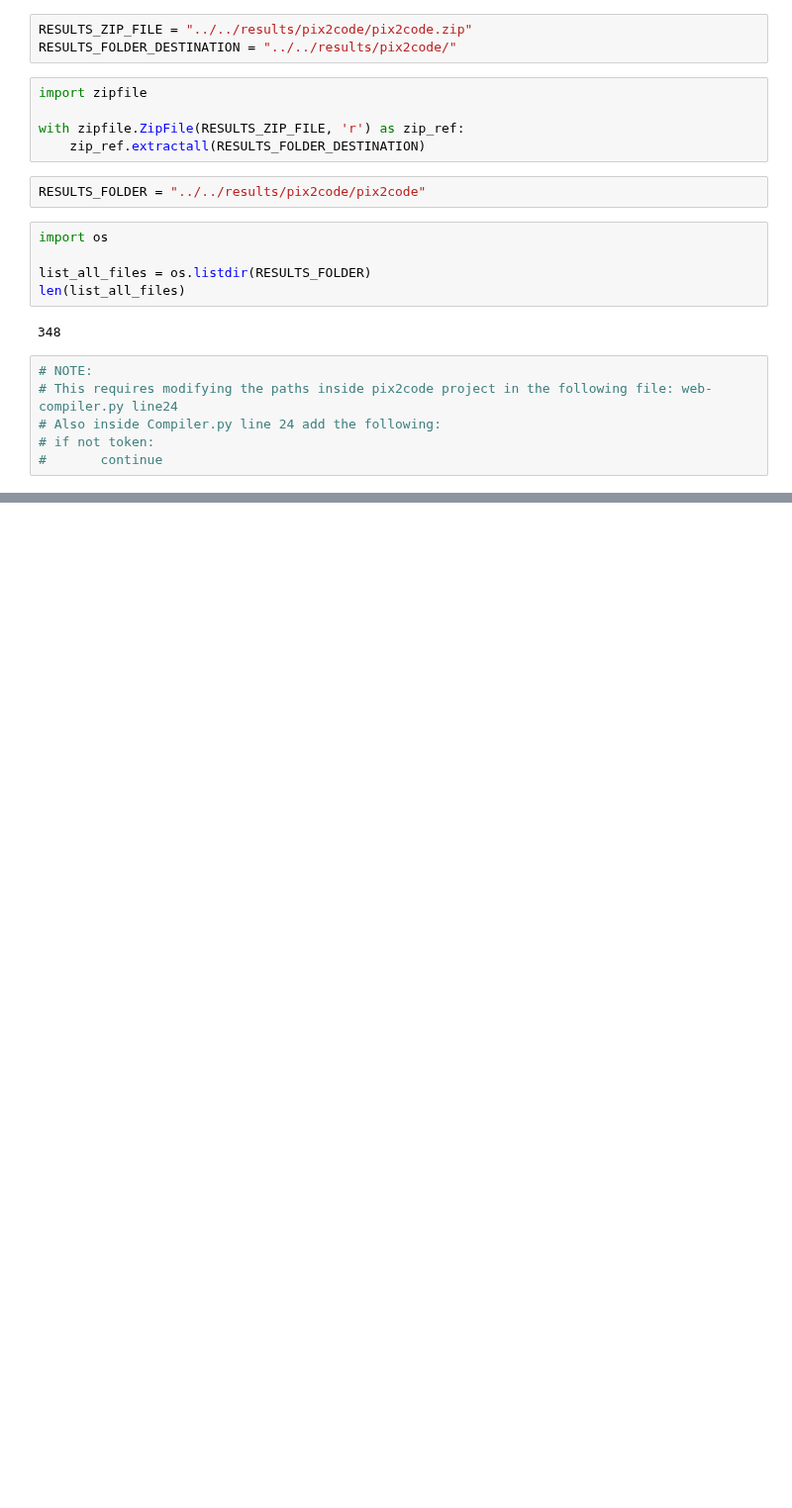
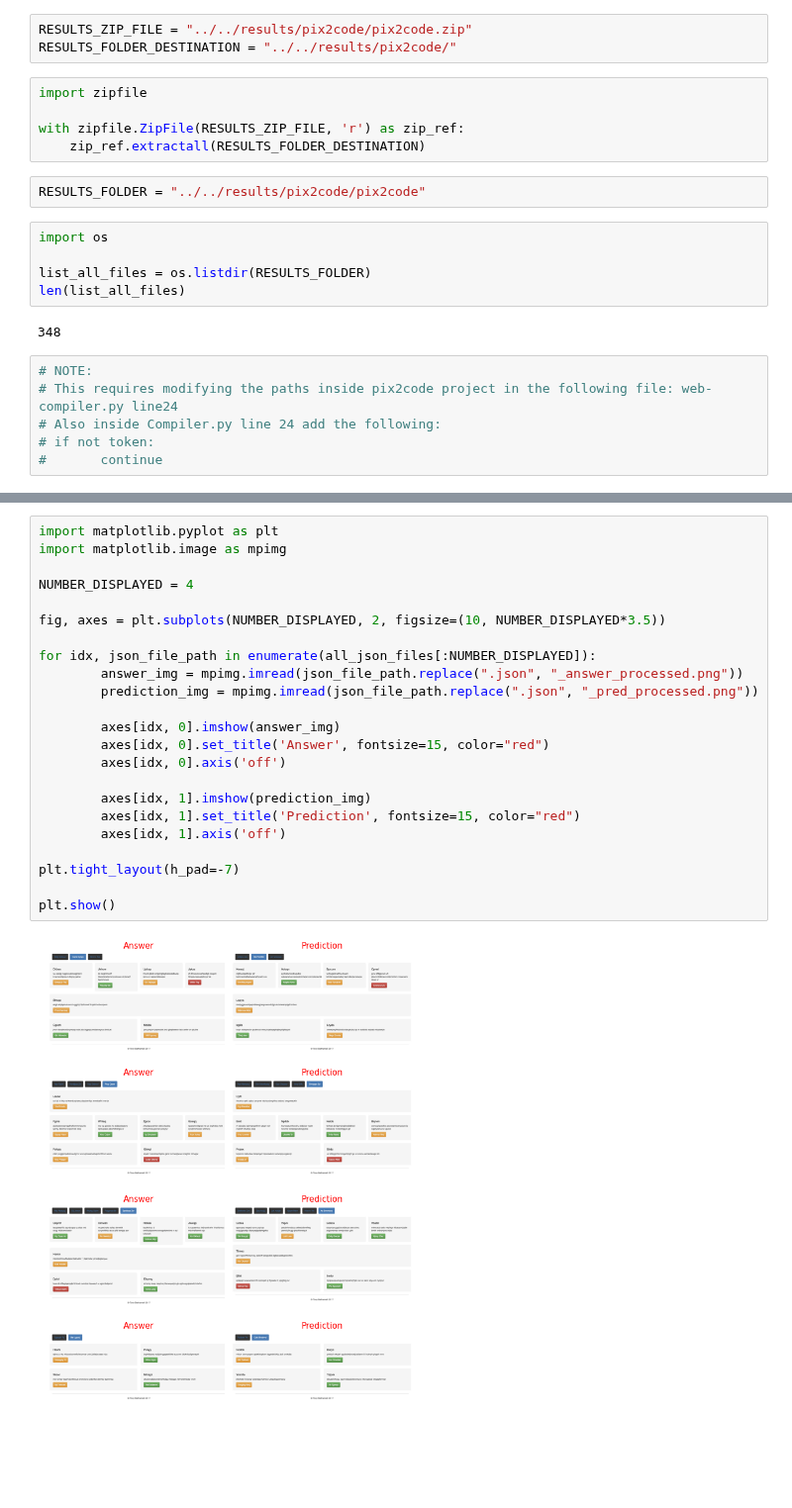
Before and after one commit to giuseppesalvi/webUI2code, a Jupyter notebook: notebooks/testing_results_processing_notebooks/testing_results_Pix2Struct_Pix2Code_Dataset.ipynb, the cells around one changed output, grey strips where cells are left out. Shown at 99% size. Saved outputs shown, nothing was run; the diff lists cells and outputs as text; blank space fills up the shorter version.

```diff
--- a/notebooks/testing_results_processing_notebooks/testing_results_Pix2Struct_Pix2Code_Dataset.ipynb
+++ b/notebooks/testing_results_processing_notebooks/testing_results_Pix2Struct_Pix2Code_Dataset.ipynb
@@ -31,0 +132,25 @@ KeyboardInterrupt:
+# %%
+import matplotlib.pyplot as plt
+import matplotlib.image as mpimg
+
+NUMBER_DISPLAYED = 4
+
+fig, axes = plt.subplots(NUMBER_DISPLAYED, 2, figsize=(10, NUMBER_DISPLAYED*3.5))
+
+for idx, json_file_path in enumerate(all_json_files[:NUMBER_DISPLAYED]):
+        answer_img = mpimg.imread(json_file_path.replace(".json", "_answer_processed.png"))
+        prediction_img = mpimg.imread(json_file_path.replace(".json", "_pred_processed.png"))
+
+        axes[idx, 0].imshow(answer_img)
+        axes[idx, 0].set_title('Answer', fontsize=15, color="red")
+        axes[idx, 0].axis('off')
+
+        axes[idx, 1].imshow(prediction_img)
+        axes[idx, 1].set_title('Prediction', fontsize=15, color="red")
+        axes[idx, 1].axis('off')
+
+plt.tight_layout(h_pad=-7)
+
+plt.show()
+# %% [output]
+[figure, added]
```
Also changed, not shown: parts of 10 cells of this notebook, 19 other files.
